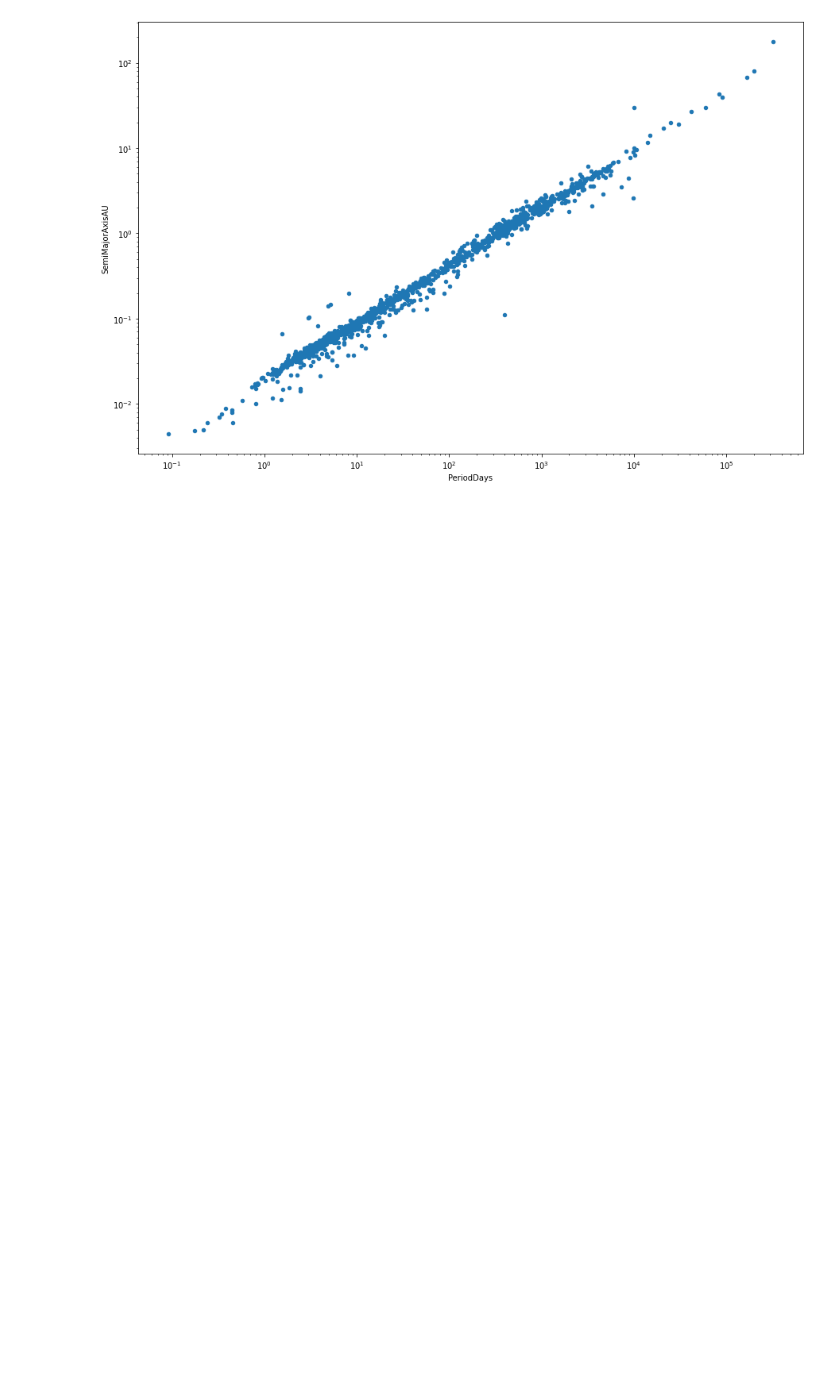
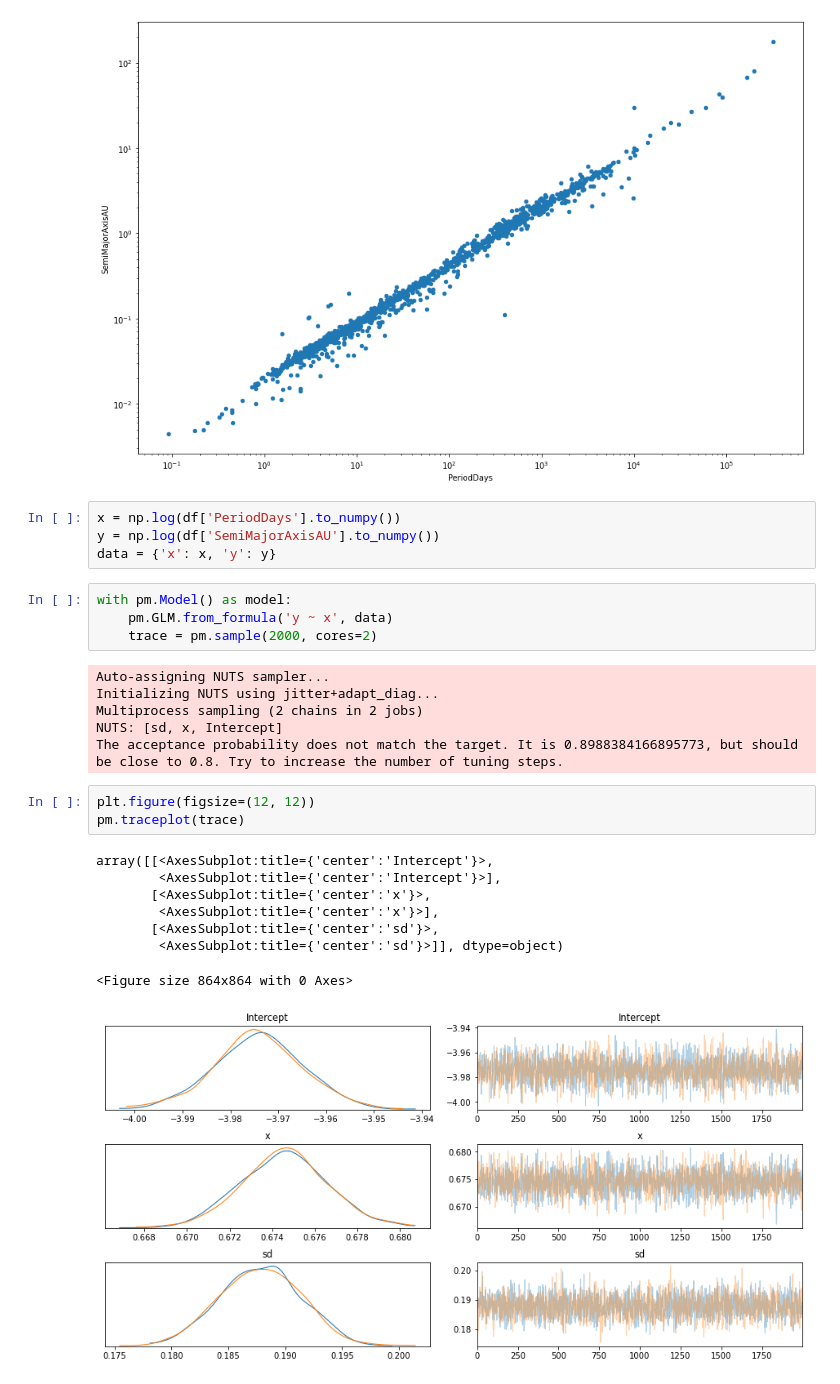
Before and after one commit to nbrockett/applied-bayesian-methods, a Jupyter notebook: 1-linear-regression/linear-regression.ipynb, the cells around one changed output. Drawn from its saved outputs; the diff is of its cells as text; blank space fills up the shorter version.

Commit message:
added inference results for linear model

```diff
--- a/1-linear-regression/linear-regression.ipynb
+++ b/1-linear-regression/linear-regression.ipynb
@@ -42,3 +42,29 @@ df.plot(x='PeriodDays', gy='SemiMajorAxisAU', kind='scatter', ax=ax, logx=True,
 # %% [output]
 <AxesSubplot:xlabel='PeriodDays', ylabel='SemiMajorAxisAU'>
 [figure]
+# %%
+x = np.log(df['PeriodDays'].to_numpy())
+y = np.log(df['SemiMajorAxisAU'].to_numpy())
+data = {'x': x, 'y': y}
+# %%
+with pm.Model() as model:
+    pm.GLM.from_formula('y ~ x', data)
+    trace = pm.sample(2000, cores=2)
+# %% [output]
+Auto-assigning NUTS sampler...
+Initializing NUTS using jitter+adapt_diag...
+Multiprocess sampling (2 chains in 2 jobs)
+NUTS: [sd, x, Intercept]
+The acceptance probability does not match the target. It is 0.8988384166895773, but should be close to 0.8. Try to increase the number of tuning steps.
+# %%
+plt.figure(figsize=(12, 12))
+pm.traceplot(trace)
+# %% [output]
+array([[<AxesSubplot:title={'center':'Intercept'}>,
+        <AxesSubplot:title={'center':'Intercept'}>],
+       [<AxesSubplot:title={'center':'x'}>,
+        <AxesSubplot:title={'center':'x'}>],
+       [<AxesSubplot:title={'center':'sd'}>,
+        <AxesSubplot:title={'center':'sd'}>]], dtype=object)
+<Figure size 864x864 with 0 Axes>
+[figure, added]
```
Also changed, not shown: parts of 7 cells of this notebook.
